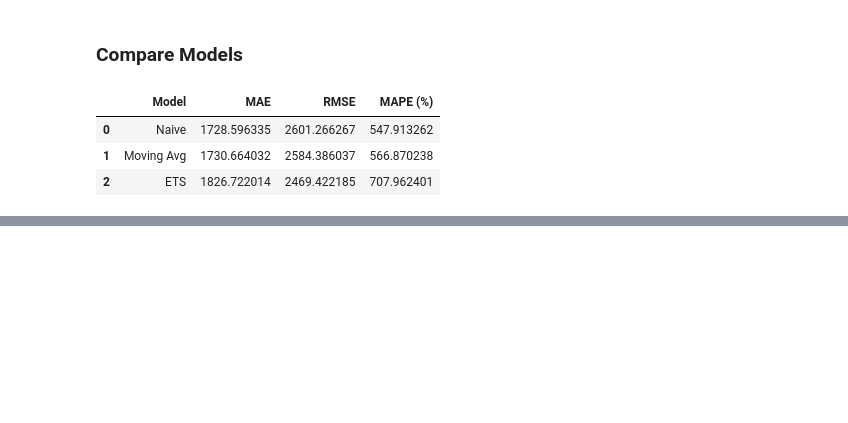
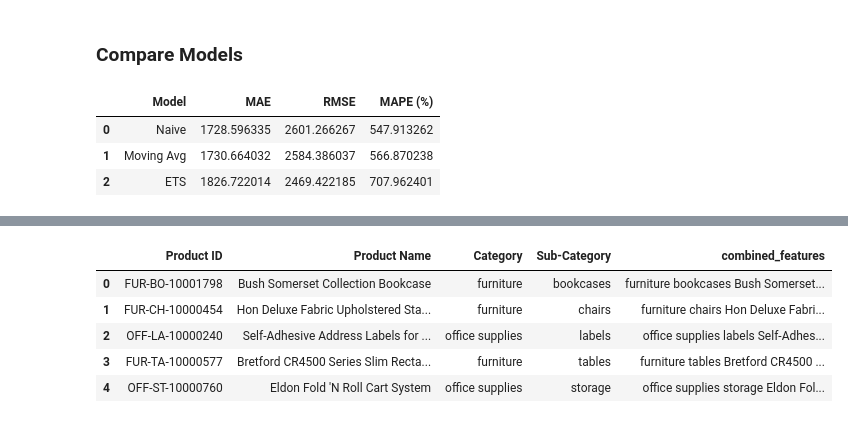
Before and after one commit to pnistha11/retailinsights360, a Jupyter notebook: RetailInsights360.ipynb, the cells around one changed output, grey strips where cells are left out. Saved outputs shown, nothing was run; the diff lists cells and outputs as text; code cells hidden in the pictures; blank space fills up the shorter version.

```diff
--- a/RetailInsights360.ipynb
+++ b/RetailInsights360.ipynb
@@ -778,0 +894,18 @@ results
+# %%
+#Prepare Product Features
+df_products = df[['Product ID', 'Product Name', 'Category', 'Sub-Category']].drop_duplicates()
+
+df_products['combined_features'] = (
+    df_products['Category'] + ' ' +
+    df_products['Sub-Category'] + ' ' +
+    df_products['Product Name']
+)
+
+df_products.head()
+# %% [output]
+|  | Product ID | Product Name | Category | Sub-Category | combined_features |
+| 0 | FUR-BO-10001798 | Bush Somerset Collection Bookcase | furniture | bookcases | furniture bookcases Bush Somerset... |
+| 1 | FUR-CH-10000454 | Hon Deluxe Fabric Upholstered Sta... | furniture | chairs | furniture chairs Hon Deluxe Fabri... |
+| 2 | OFF-LA-10000240 | Self-Adhesive Address Labels for ... | office supplies | labels | office supplies labels Self-Adhes... |
+| 3 | FUR-TA-10000577 | Bretford CR4500 Series Slim Recta... | furniture | tables | furniture tables Bretford CR4500 ... |
+| 4 | OFF-ST-10000760 | Eldon Fold 'N Roll Cart System | office supplies | storage | office supplies storage Eldon Fol... |
```
Also changed, not shown: parts of 17 cells of this notebook.
